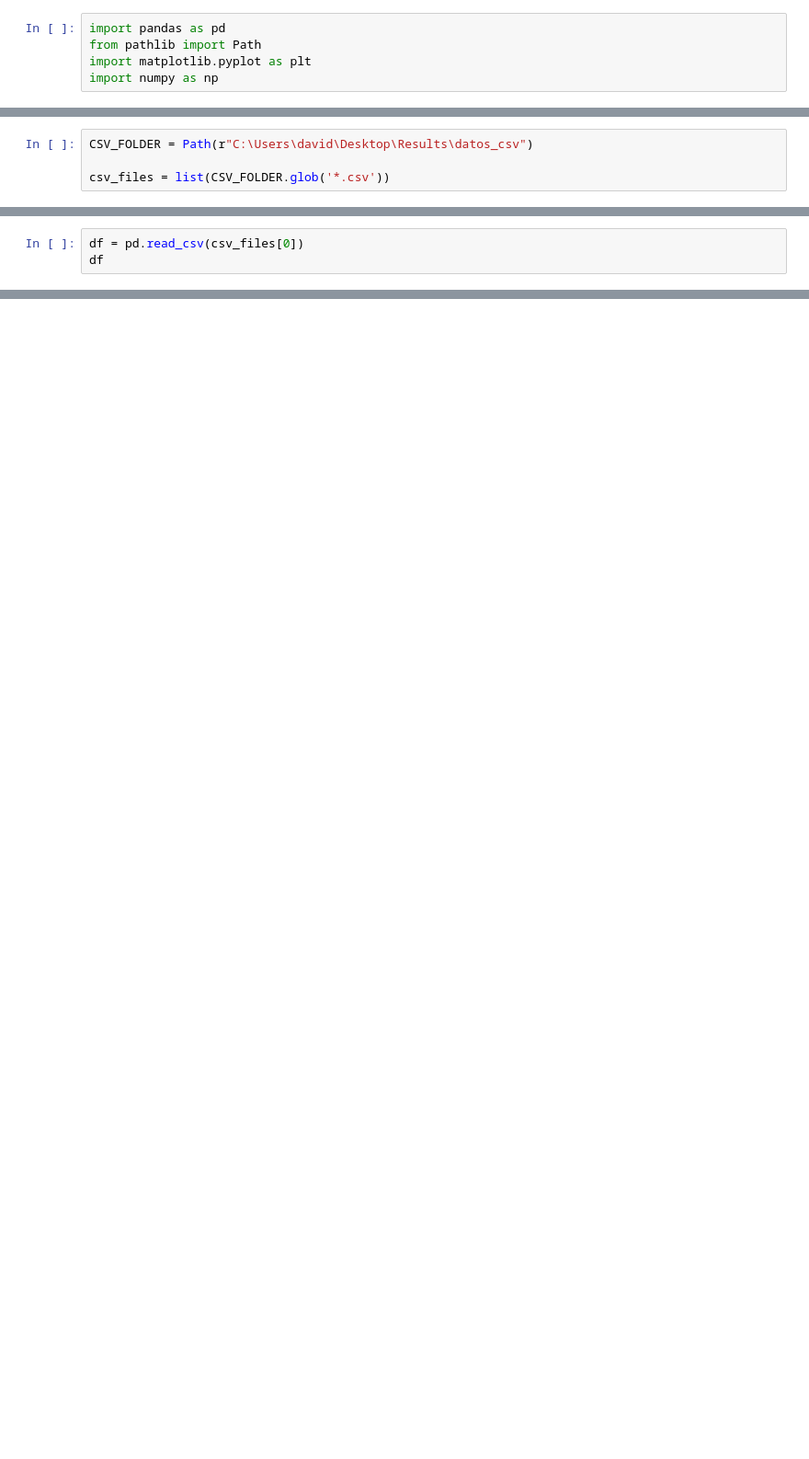
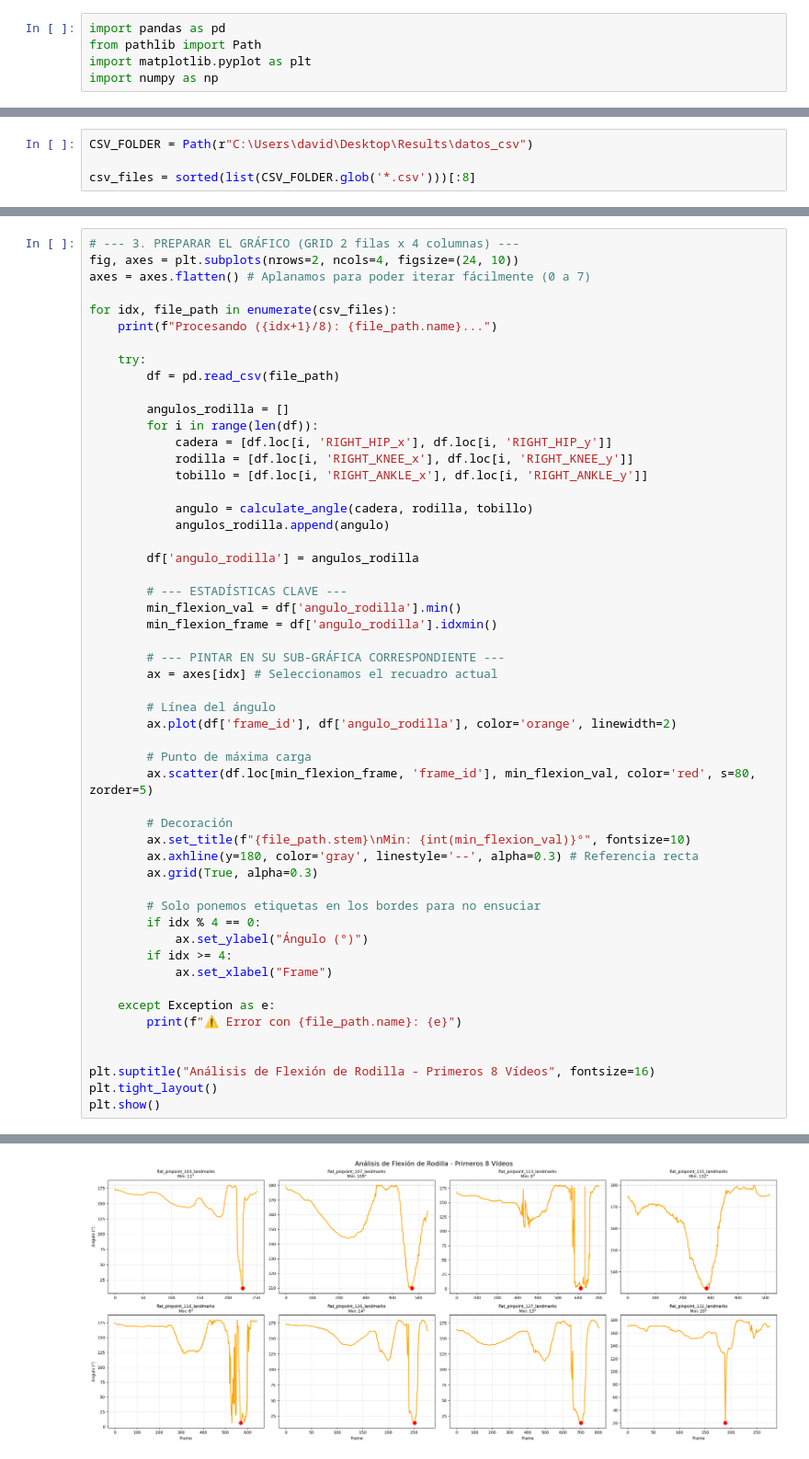
Before and after one commit to DavidSalas540/TFG-Tenis-Serve-Analyzer, a Jupyter notebook: metrics/analyze_metrics.ipynb, the cells around one changed output, grey strips where cells are left out. Shown at 92% size. Drawn from its saved outputs; the diff is of its cells as text; blank space fills up the shorter version.

```diff
--- a/metrics/analyze_metrics.ipynb
+++ b/metrics/analyze_metrics.ipynb
@@ -8,4 +8,4 @@ We set up the global variables
 # %%
 CSV_FOLDER = Path(r"C:\Users\david\Desktop\Results\datos_csv")
 
-csv_files = list(CSV_FOLDER.glob('*.csv'))
+csv_files = sorted(list(CSV_FOLDER.glob('*.csv')))[:8]
@@ -16,3 +11,0 @@ csv_files[0].name
-# %%
-df = pd.read_csv(csv_files[0])
-df
@@ -281,0 +43,54 @@ plt.show()
+# %%
+# --- 3. PREPARAR EL GRÁFICO (GRID 2 filas x 4 columnas) ---
+fig, axes = plt.subplots(nrows=2, ncols=4, figsize=(24, 10))
+axes = axes.flatten() # Aplanamos para poder iterar fácilmente (0 a 7)
+
+for idx, file_path in enumerate(csv_files):
+    print(f"Procesando ({idx+1}/8): {file_path.name}...")
+
+    try:
+        df = pd.read_csv(file_path)
+
+        angulos_rodilla = []
+        for i in range(len(df)):
+            cadera = [df.loc[i, 'RIGHT_HIP_x'], df.loc[i, 'RIGHT_HIP_y']]
+            rodilla = [df.loc[i, 'RIGHT_KNEE_x'], df.loc[i, 'RIGHT_KNEE_y']]
+            tobillo = [df.loc[i, 'RIGHT_ANKLE_x'], df.loc[i, 'RIGHT_ANKLE_y']]
+
+            angulo = calculate_angle(cadera, rodilla, tobillo)
+            angulos_rodilla.append(angulo)
+
+        df['angulo_rodilla'] = angulos_rodilla
+
+        # --- ESTADÍSTICAS CLAVE ---
+        min_flexion_val = df['angulo_rodilla'].min()
+        min_flexion_frame = df['angulo_rodilla'].idxmin()
+
+        # --- PINTAR EN SU SUB-GRÁFICA CORRESPONDIENTE ---
+        ax = axes[idx] # Seleccionamos el recuadro actual
+
+        # Línea del ángulo
+        ax.plot(df['frame_id'], df['angulo_rodilla'], color='orange', linewidth=2)
+
+        # Punto de máxima carga
+        ax.scatter(df.loc[min_flexion_frame, 'frame_id'], min_flexion_val, color='red', s=80, zorder=5)
+
+        # Decoración
+        ax.set_title(f"{file_path.stem}\nMin: {int(min_flexion_val)}°", fontsize=10)
+        ax.axhline(y=180, color='gray', linestyle='--', alpha=0.3) # Referencia recta
+        ax.grid(True, alpha=0.3)
+
+        # Solo ponemos etiquetas en los bordes para no ensuciar
+        if idx % 4 == 0:
+            ax.set_ylabel("Ángulo (°)")
+        if idx >= 4:
+            ax.set_xlabel("Frame")
+
+    except Exception as e:
+        print(f"⚠️ Error con {file_path.name}: {e}")
+
+
+plt.suptitle("Análisis de Flexión de Rodilla - Primeros 8 Vídeos", fontsize=16)
+plt.tight_layout()
+plt.show()
+# %% [output]
@@ -281,0 +105 @@ plt.show()
+[figure, added]
```
Also changed, not shown: parts of 16 cells of this notebook, 1 other file.
